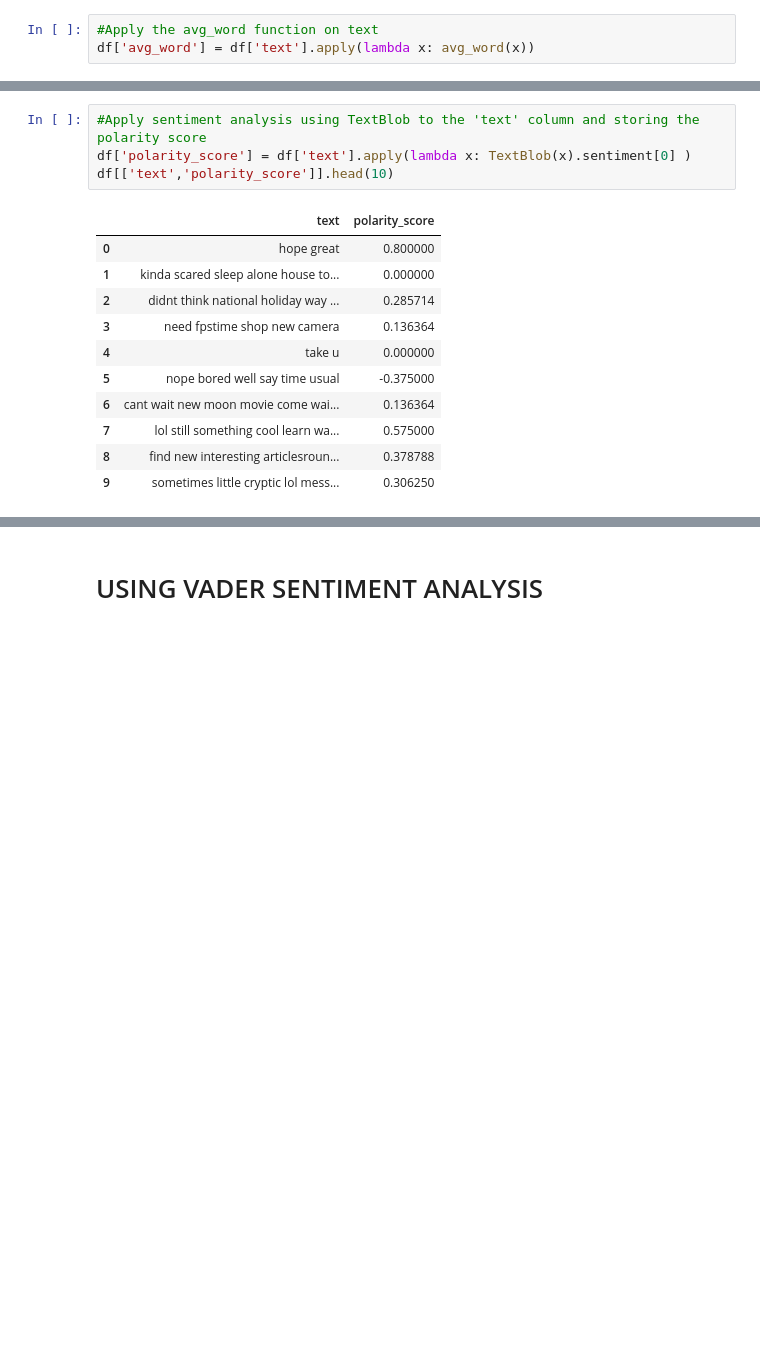
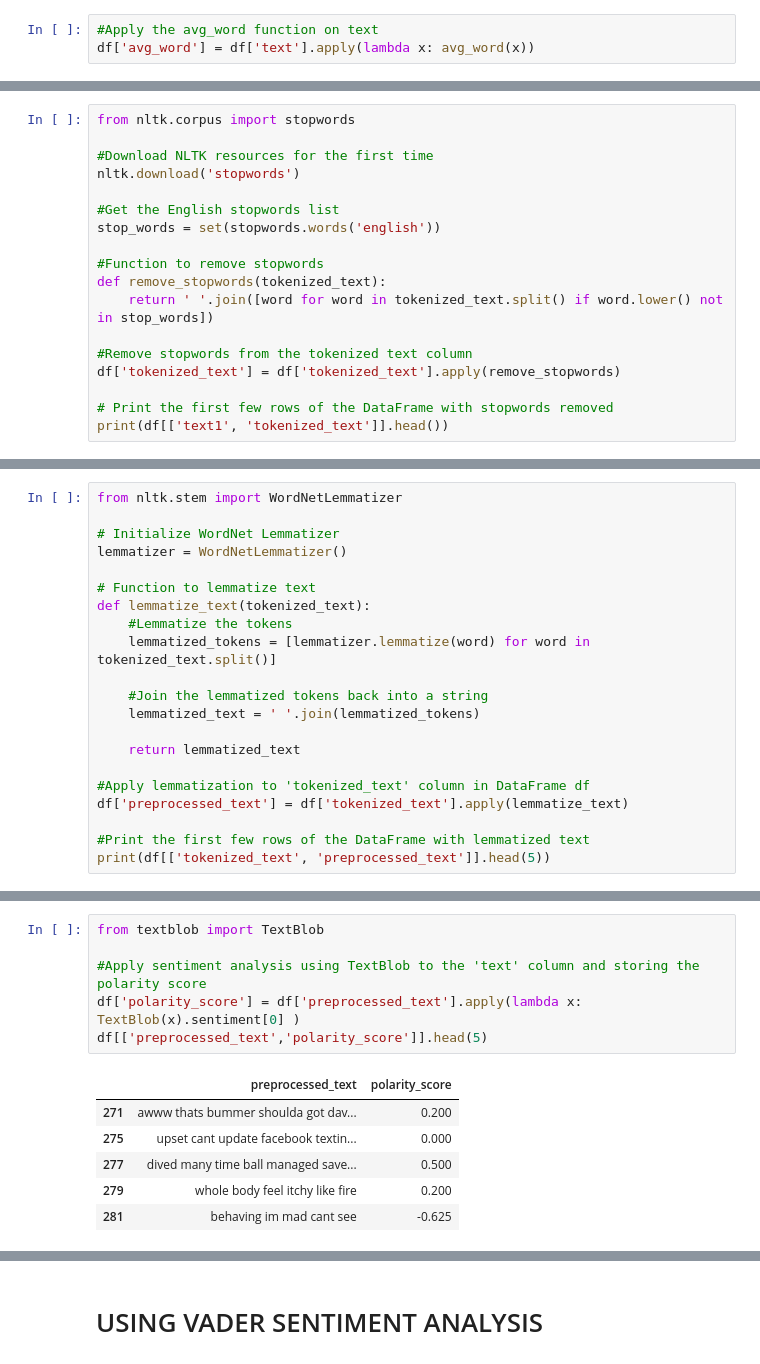
Before and after one commit to MissDianaFlora/Processing-big-data-for-sentiment-analysis-and-time-series-forecasting, a Jupyter notebook: 2023385Diana.ipynb, the cells around one changed output, grey strips where cells are left out. Drawn from its saved outputs; the diff is of its cells as text; blank space fills up the shorter version.

```diff
--- a/2023385Diana.ipynb
+++ b/2023385Diana.ipynb
@@ -829,0 +1009,18 @@ df['text'] = df['text'].apply(remove_punctuation)
+# %%
+from nltk.corpus import stopwords
+
+#Download NLTK resources for the first time
+nltk.download('stopwords')
+
+#Get the English stopwords list
+stop_words = set(stopwords.words('english'))
+
+#Function to remove stopwords
+def remove_stopwords(tokenized_text):
+    return ' '.join([word for word in tokenized_text.split() if word.lower() not in stop_words])
+
+#Remove stopwords from the tokenized text column
+df['tokenized_text'] = df['tokenized_text'].apply(remove_stopwords)
+
+# Print the first few rows of the DataFrame with stopwords removed
+print(df[['text1', 'tokenized_text']].head())
@@ -829,0 +1071,21 @@ df['text'] = df['text'].apply(remove_punctuation)
+# %%
+from nltk.stem import WordNetLemmatizer
+
+# Initialize WordNet Lemmatizer
+lemmatizer = WordNetLemmatizer()
+
+# Function to lemmatize text
+def lemmatize_text(tokenized_text):
+    #Lemmatize the tokens
+    lemmatized_tokens = [lemmatizer.lemmatize(word) for word in tokenized_text.split()]
+
+    #Join the lemmatized tokens back into a string
+    lemmatized_text = ' '.join(lemmatized_tokens)
+
+    return lemmatized_text
+
+#Apply lemmatization to 'tokenized_text' column in DataFrame df
+df['preprocessed_text'] = df['tokenized_text'].apply(lemmatize_text)
+
+#Print the first few rows of the DataFrame with lemmatized text
+print(df[['tokenized_text', 'preprocessed_text']].head(5))
@@ -834,16 +1121,13 @@ df['text'] = df['text'].apply(remove_punctuation)
 # %%
+from textblob import TextBlob
+
 #Apply sentiment analysis using TextBlob to the 'text' column and storing the polarity score
-df['polarity_score'] = df['text'].apply(lambda x: TextBlob(x).sentiment[0] )
-df[['text','polarity_score']].head(10)
+df['polarity_score'] = df['preprocessed_text'].apply(lambda x: TextBlob(x).sentiment[0] )
+df[['preprocessed_text','polarity_score']].head(5)
 # %% [output]
-|  | text | polarity_score |
-| 0 | hope great | 0.800000 |
-| 1 | kinda scared sleep alone house to... | 0.000000 |
-| 2 | didnt think national holiday way ... | 0.285714 |
-| 3 | need fpstime shop new camera | 0.136364 |
-| 4 | take u | 0.000000 |
-| 5 | nope bored well say time usual | -0.375000 |
-| 6 | cant wait new moon movie come wai... | 0.136364 |
-| 7 | lol still something cool learn wa... | 0.575000 |
-| 8 | find new interesting articlesroun... | 0.378788 |
-| 9 | sometimes little cryptic lol mess... | 0.306250 |
+|  | preprocessed_text | polarity_score |
+| 271 | awww thats bummer shoulda got dav... | 0.200 |
+| 275 | upset cant update facebook textin... | 0.000 |
+| 277 | dived many time ball managed save... | 0.500 |
+| 279 | whole body feel itchy like fire | 0.200 |
+| 281 | behaving im mad cant see | -0.625 |
```
Also changed, not shown: parts of 127 cells of this notebook, 1 other file.
